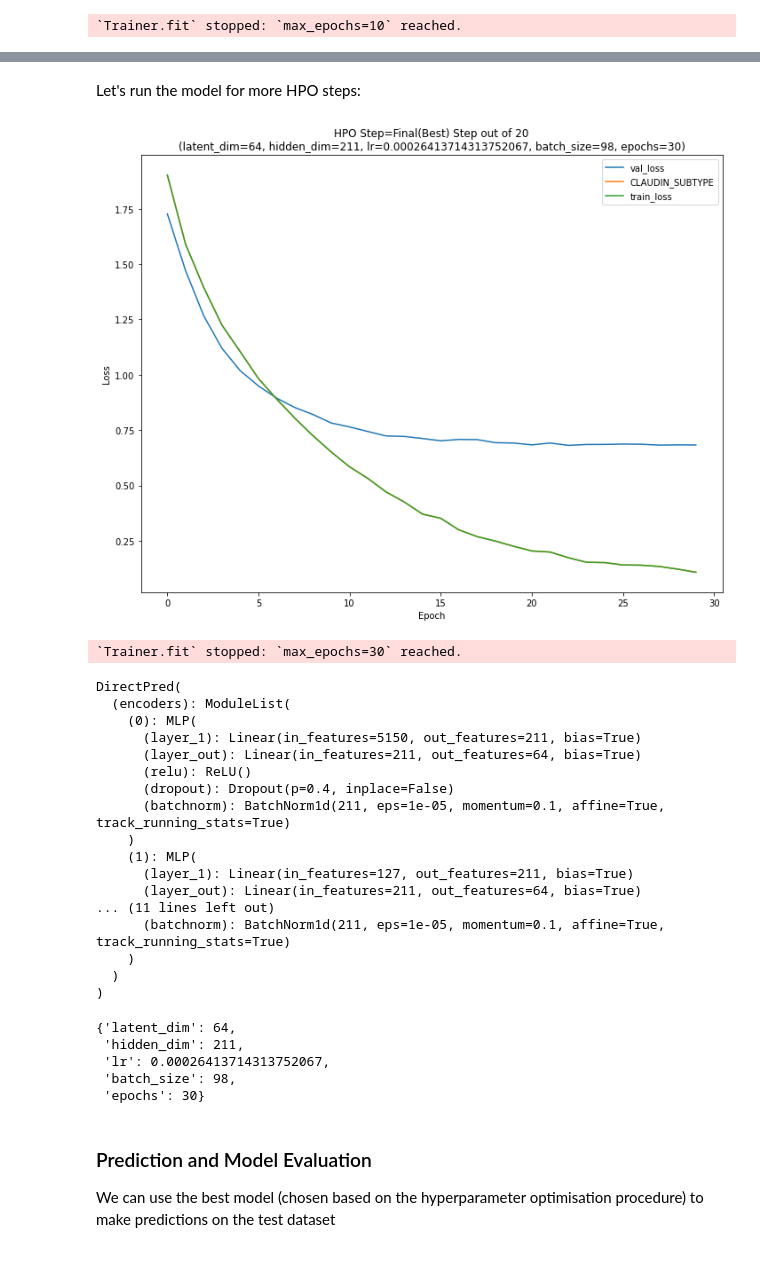
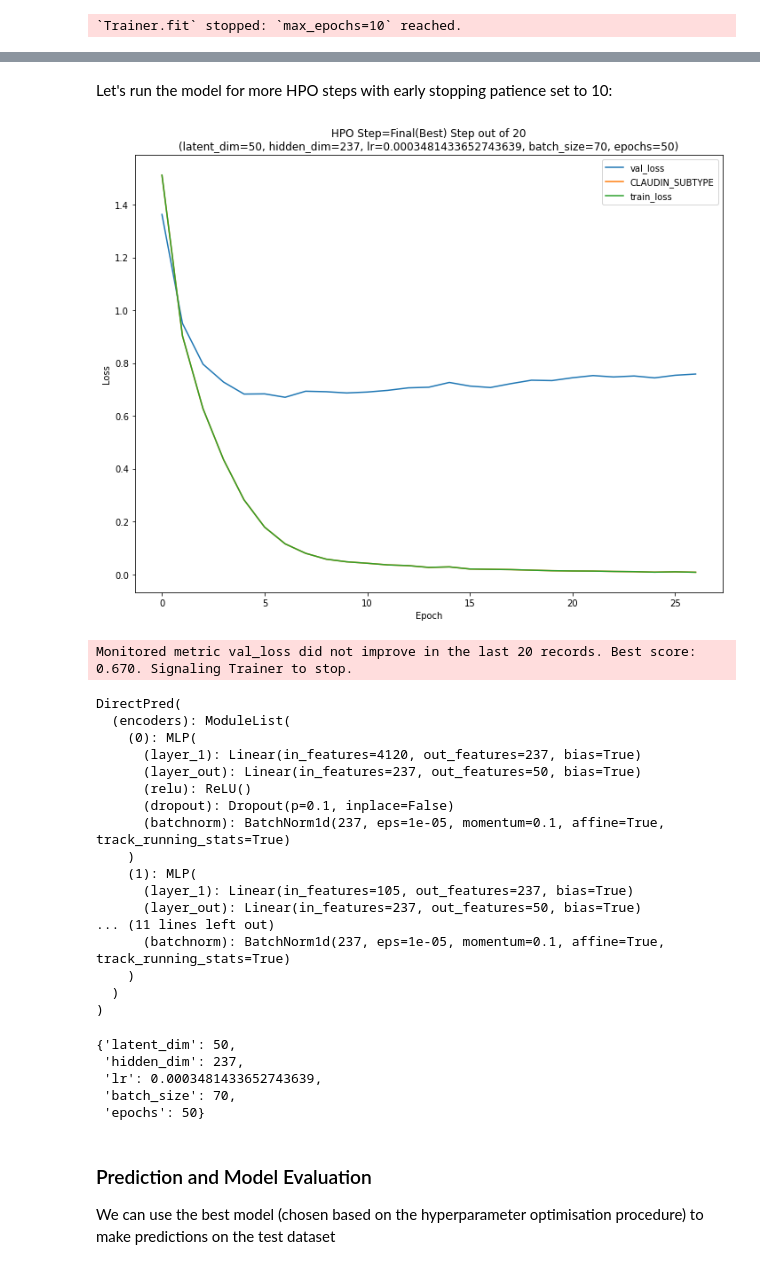
Before and after one commit to BIMSBbioinfo/flexynesis, a Jupyter notebook: examples/tutorials/brca_subtypes.ipynb, the cells around one changed output, grey strips where cells are left out. Drawn from its saved outputs; the diff is of its cells as text; code cells hidden in the pictures.

Commit message:
add early stopping example

```diff
--- a/examples/tutorials/brca_subtypes.ipynb
+++ b/examples/tutorials/brca_subtypes.ipynb
@@ -308,44 +327,44 @@ model, best_params = tuner.perform_tuning()
 # %% [markdown]
-Let's run the model for more HPO steps:
+Let's run the model for more HPO steps with early stopping patience set to 10:
 # %%
 tuner = flexynesis.HyperparameterTuning(dataset = train_dataset,
                                         model_class = flexynesis.DirectPred,
                                         target_variables = "CLAUDIN_SUBTYPE",
                                         config_name = "DirectPred",
                                         n_iter=20, plot_losses=True,
-                                        config_path='./conf.yaml')
+                                        config_path='./conf.yaml', early_stop_patience=20)
 model, best_params = tuner.perform_tuning()
 # %% [output]
-[figure, old version]
+[figure, new version]
-`Trainer.fit` stopped: `max_epochs=30` reached.
+Monitored metric val_loss did not improve in the last 20 records. Best score: 0.670. Signaling Trainer to stop.
 # %%
 model
 # %% [output]
 DirectPred(
   (encoders): ModuleList(
     (0): MLP(
-      (layer_1): Linear(in_features=5150, out_features=211, bias=True)
-      (layer_out): Linear(in_features=211, out_features=64, bias=True)
+      (layer_1): Linear(in_features=4120, out_features=237, bias=True)
+      (layer_out): Linear(in_features=237, out_features=50, bias=True)
       (relu): ReLU()
-      (dropout): Dropout(p=0.4, inplace=False)
-      (batchnorm): BatchNorm1d(211, eps=1e-05, momentum=0.1, affine=True, track_running_stats=True)
+      (dropout): Dropout(p=0.1, inplace=False)
+      (batchnorm): BatchNorm1d(237, eps=1e-05, momentum=0.1, affine=True, track_running_stats=True)
     )
     (1): MLP(
-      (layer_1): Linear(in_features=127, out_features=211, bias=True)
-      (layer_out): Linear(in_features=211, out_features=64, bias=True)
+      (layer_1): Linear(in_features=105, out_features=237, bias=True)
+      (layer_out): Linear(in_features=237, out_features=50, bias=True)
 ... (11 lines left out)
-      (batchnorm): BatchNorm1d(211, eps=1e-05, momentum=0.1, affine=True, track_running_stats=True)
+      (batchnorm): BatchNorm1d(237, eps=1e-05, momentum=0.1, affine=True, track_running_stats=True)
     )
   )
 )
 # %%
 best_params
 # %% [output]
-{'latent_dim': 64,
- 'hidden_dim': 211,
- 'lr': 0.00026413714313752067,
- 'batch_size': 98,
- 'epochs': 30}
+{'latent_dim': 50,
+ 'hidden_dim': 237,
+ 'lr': 0.0003481433652743639,
+ 'batch_size': 70,
+ 'epochs': 50}
 # %% [markdown]
 ### Prediction and Model Evaluation
 
```
Also changed, not shown: parts of 18 cells of this notebook.
